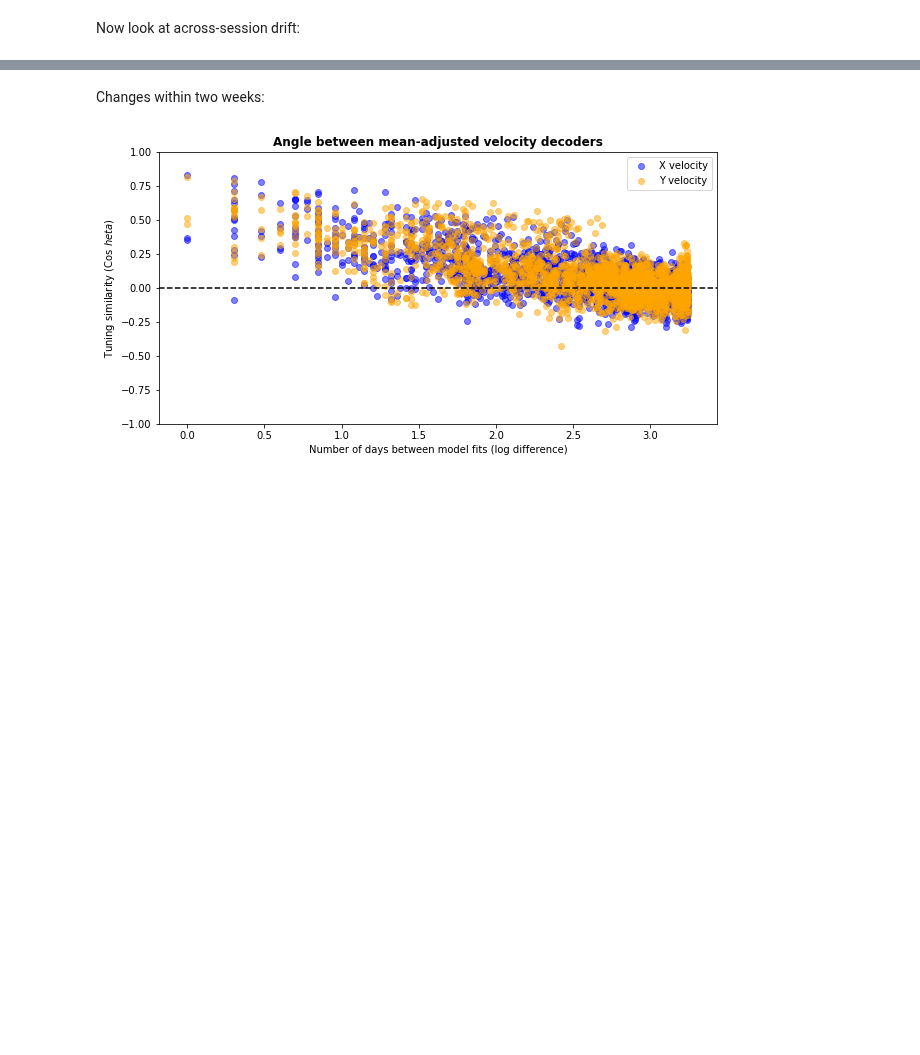
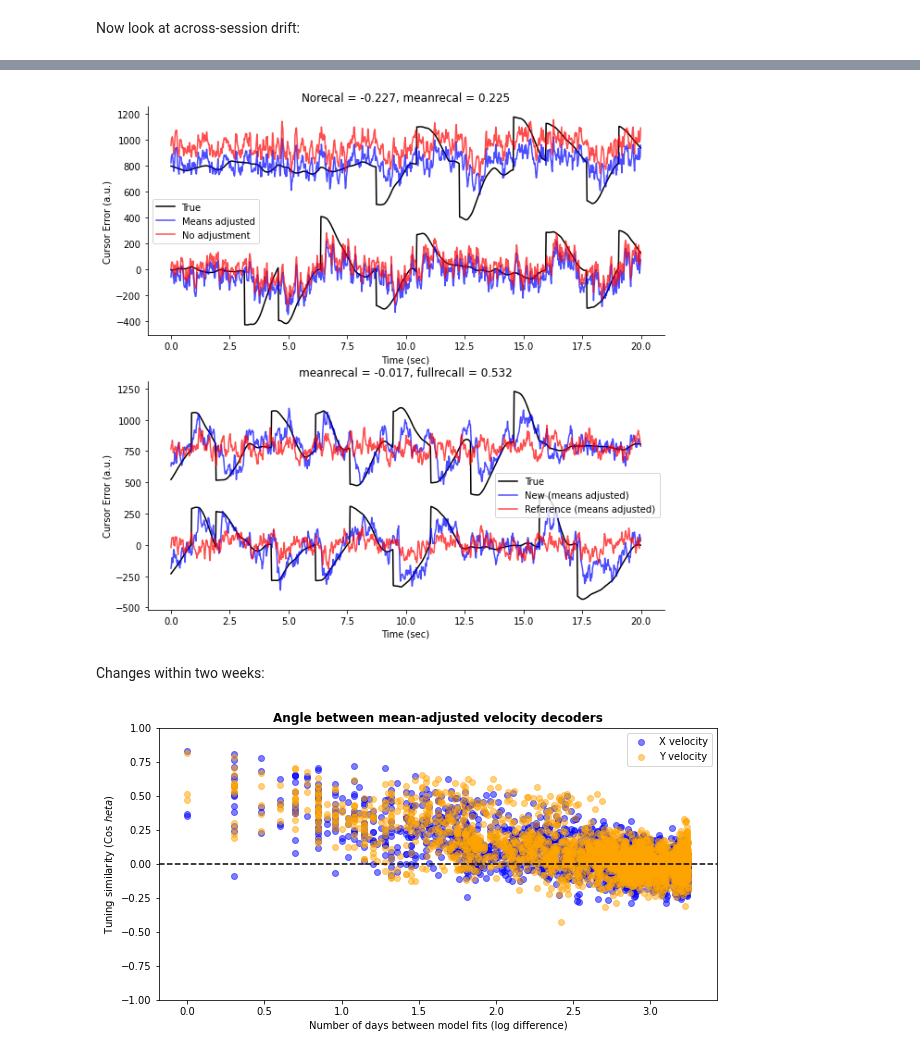
Before and after one commit to guyhwilson/nonstationarities, a Jupyter notebook: notebooks/Figure1_NeuralDriftCharacteristics.ipynb, the cells around one changed output, grey strips where cells are left out. Saved outputs shown, nothing was run; the diff lists cells and outputs as text; code cells hidden in the pictures; blank space fills up the shorter version.

```diff
--- a/notebooks/Figure1_NeuralDriftCharacteristics.ipynb
+++ b/notebooks/Figure1_NeuralDriftCharacteristics.ipynb
@@ -643,20 +621,0 @@ years_ticks['years'] = years[years_ticks['idxs']]
-# %%
-
-figSize(15, 12)
-weights = np.vstack([x.coef_.flatten() for x in session_dict['decoders']])
-corrmap = np.corrcoef(weights)
-
-f, (a0, a1) = plt.subplots(2, 1, gridspec_kw={'height_ratios': [3, 1]})
-
-a0.imshow(corrmap, aspect = 'auto', vmin = 0, vmax = 0.6)
-plt.xticks(None)
-
-a1.plot(session_dict['scores'])
-plt.xticks(years_ticks['idxs'], years_ticks['years'], rotation = 315)
-plt.ylabel('Offline $R^2$ (holdout)')
-a1.spines['top'].set_visible(False)
-a1.spines['right'].set_visible(False)
-
-plt.tight_layout()
-plt.savefig(fig_path + 'SNR/T5_decoder_overlap_matrix', format = 'pdf')
-plt.show()
@@ -693,3 +622,67 @@ plt.show()
+# %%
+figSize(10, 10)
+
+timelen           = np.arange(10000, 11000)
+example_bias_id   = 1550
+example_tuning_id = 97
+
+for i, example_id in enumerate([example_bias_id, example_tuning_id]):
+    ref_date = scores_dict['reference date'][example_id]
+    new_date = scores_dict['new date'][example_id]
+    ref_file = [f for f in files if ref_date in f][0]
+    new_file = [f for f in files if new_date in f][0]
+    A_ind    = np.where(np.in1d(session_dict['dates'], ref_date))[0][0]
+    B_ind    = np.where(np.in1d(session_dict['dates'], new_date))[0][0]
+
+    new_session = DataStruct(new_file, causal_filter = cfg['sigma'], alignScreens = True)
+
+    # obtain features and cursorError targets:
+    fields          = ['TX', 'cursorPos', 'targetPos']
+    session_dat     = getTrainTest(new_session, fields = fields, train_size = cfg['train_size'], task = cfg['task'], returnFlattened = True)
+    train_y         = np.concatenate(session_dat['train_targetPos']) - np.concatenate(session_dat['train_cursorPos'])
+    test_y          = np.concatenate(session_dat['test_targetPos']) - np.concatenate(session_dat['test_cursorPos'])
+
+    #
+    train_x, test_x = subtractMeans(session_dat['train_TX'], session_dat['test_TX'], method = 'blockwise', concatenate = True)
+    meanrecal_preds = session_dict['decoders'][A_ind].predict(test_x)
+    fullrecal_preds = session_dict['decoders'][B_ind].predict(test_x)
+
+    test_x        = np.concatenate(session_dat['test_TX']) - session_dict['decoder_means'][A_ind][None, :]
+    norecal_preds = session_dict['decoders'][A_ind].predict(test_x)
+
+    norecal_score   = np.round(scores_dict['norecal score'][example_id], 3)
+    meanrecal_score = np.round(scores_dict['meanrecal score'][example_id], 3)
+    fullrecal_score = np.round(scores_dict['full recal score'][example_id], 3)
+
+    plt.subplot(2, 1, i + 1)
+    for j in range(2):
+        plt.plot((timelen - timelen[0]) / 50, test_y[timelen, j] + (j * 800), color = 'k')
+
+        if i == 0:
+            plt.plot((timelen - timelen[0]) / 50, meanrecal_preds[timelen, j] + (j * 800), linestyle = '-', color = 'blue', alpha = 0.7)
+            plt.plot((timelen - timelen[0]) / 50, norecal_preds[timelen, :][:, j] + (j * 800), linestyle = '-', color = 'red', alpha = 0.7)
+            plt.legend(['True', 'Means adjusted', 'No adjustment'])
+            plt.title(f'Norecal = {norecal_score}, meanrecal = {meanrecal_score}')
+
+        else:
+            plt.plot((timelen - timelen[0]) / 50, fullrecal_preds[timelen, j] + (j * 800), linestyle = '-', color = 'blue', alpha = 0.7)
+            plt.plot((timelen - timelen[0]) / 50, meanrecal_preds[timelen, :][:, j] + (j * 800), linestyle = '-', color = 'red', alpha = 0.7)
+            plt.legend(['True', 'New (means adjusted)', 'Reference (means adjusted)'])
+            plt.title(f'meanrecal = {meanrecal_score}, fullrecall = {fullrecal_score}')
+
+        plt.xlabel('Time (sec)')
+        plt.ylabel('Cursor Error (a.u.)')
+
+        ax = plt.gca()
+        ax.spines['top'].set_visible(False)
+        ax.spines['right'].set_visible(False)
+
+fname = os.path.join(FIG_DIR, 'SNR/example_nonstationarities_decoding')
+plt.savefig(fname, format = 'pdf')
+
+plt.show()
+# %% [output]
+[figure, added]
 # %% [markdown]
 Changes within two weeks:
 # %%
```
Also changed, not shown: parts of 15 cells of this notebook, 3 other files.
